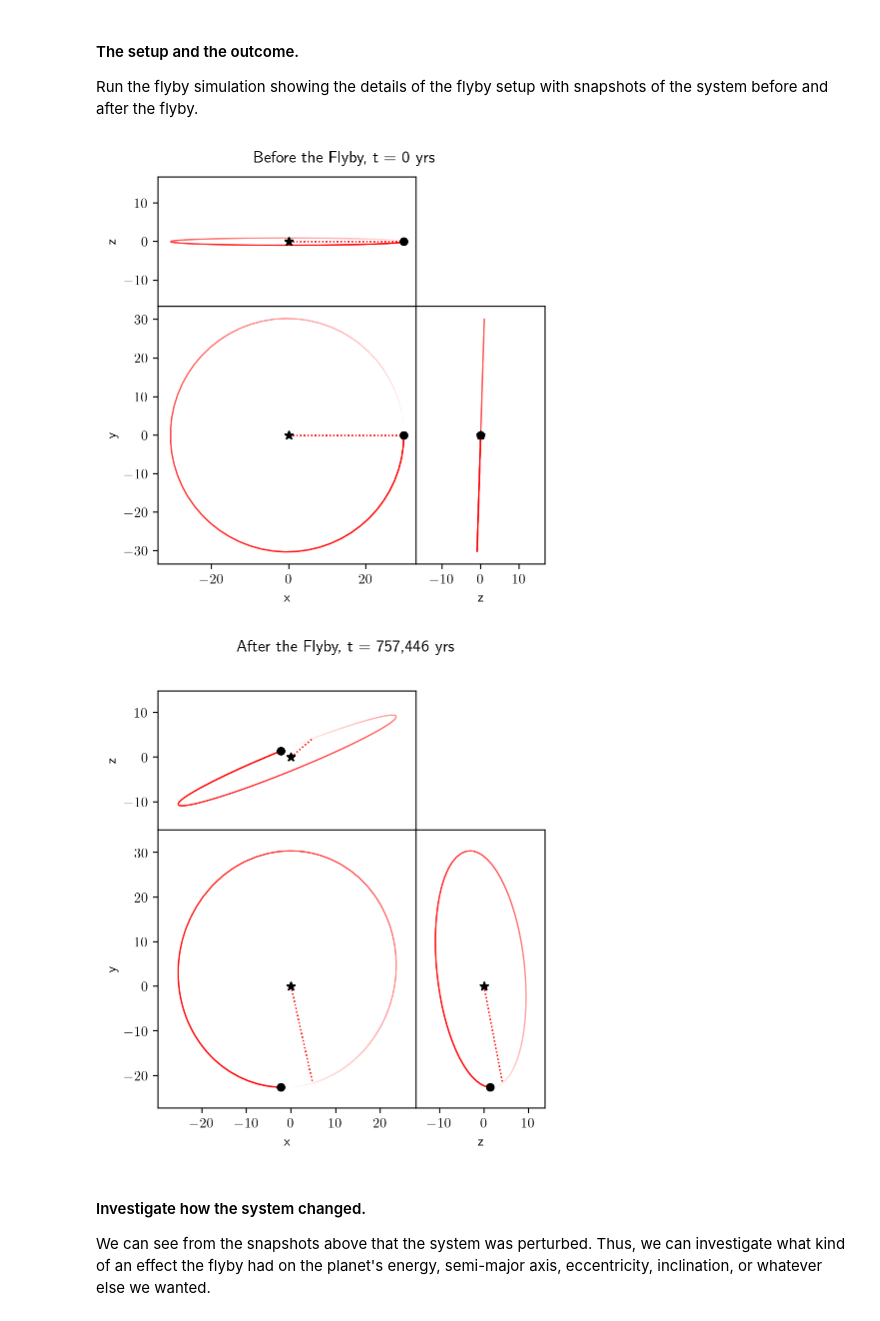
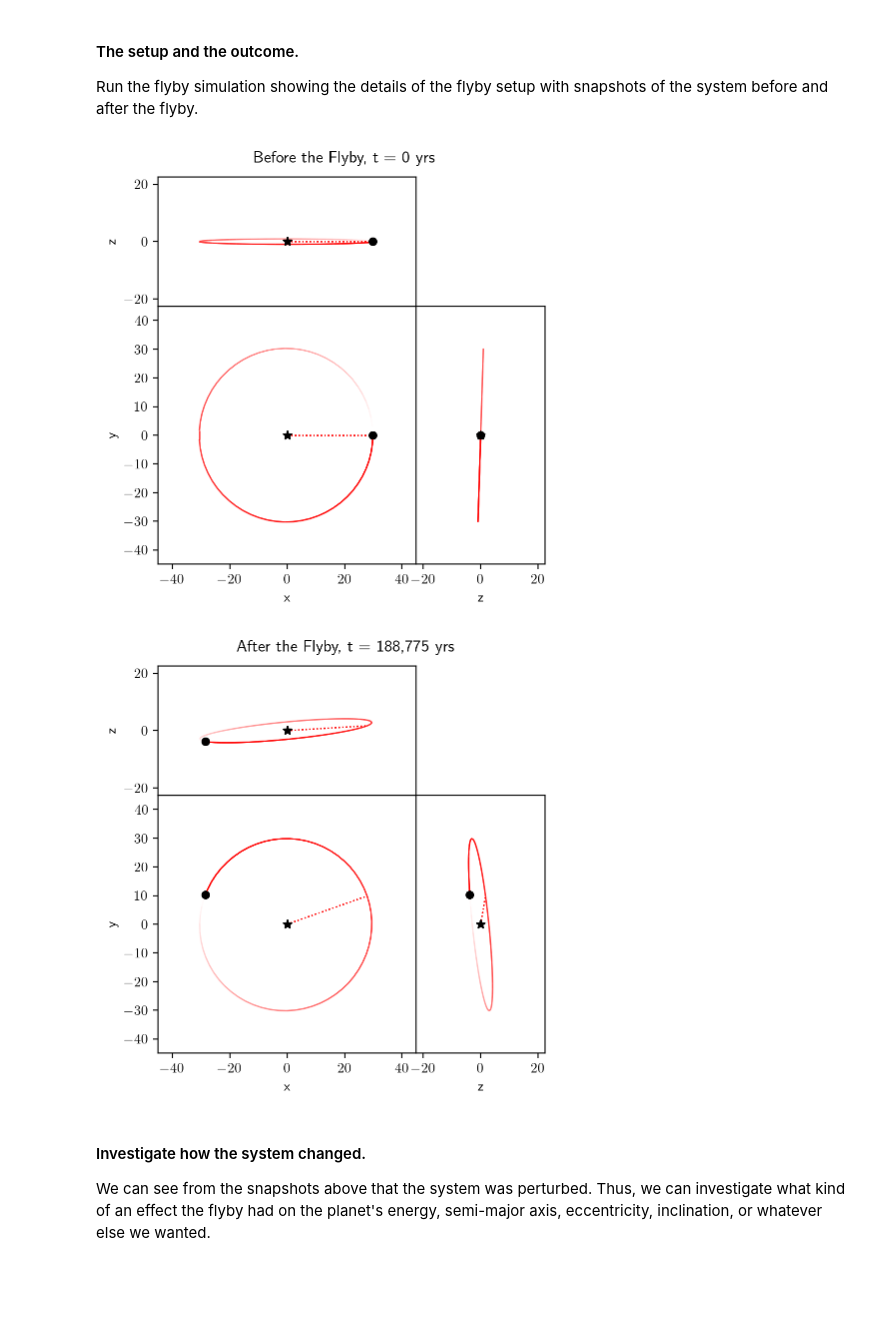
Before and after one commit to zyrxvo/airball, a Jupyter notebook: docs/examples/basics.ipynb, the cells around one changed output. Drawn from its saved outputs; the diff is of its cells as text; code cells hidden in the pictures; blank space fills up the shorter version.

```diff
--- a/docs/examples/basics.ipynb
+++ b/docs/examples/basics.ipynb
@@ -47,7 +47,7 @@ pi = np.pi
 twopi = 2.*pi
 
 # Set the orbital elements of the flyby star
-# Simulate a randomly oriented, 1 solar mass stellar flyby with relative velocity of 5 km/s, and an impact parameter of 100 AU.
-star = airball.Star(m = 1 * u.solMass, b = 120 * u.au, v = 5 * u.km/u.s, inc = 1.12 * u.rad, omega = 1.09 * u.rad, Omega = 0.97 * u.rad, UNIT_SYSTEM=[u.deg])
+# Simulate a randomly oriented, 1 solar mass stellar flyby with relative velocity of 5 km/s, and an impact parameter of 120 AU.
+star = airball.Star(m = 1 * u.solMass, b = 120 * u.au, v = 5 * u.km/u.s, inc = 0.72 * u.rad, omega = 0.19 * u.rad, Omega = 0.37 * u.rad, UNIT_SYSTEM=[u.deg])
 star
 # %% [output]
@@ -61,10 +61,7 @@ def setup():
     sim = rebound.Simulation()
     sim.add(m=1)
     sim.add(m=5.151e-5, a=30.278, e=0.013, inc=0.031, omega=0, Omega=0, f=0)
-
-    sim.integrator = 'whfast'
-    sim.ri_whfast.safe_mode = 0
-    sim.dt = 0.01 * sim.particles[1].P
+    # sim.integrator = 'ias15'
     sim.move_to_com()
     return sim
 # %% [markdown]
@@ -73,18 +70,21 @@ Run the flyby simulation showing the details of the flyby setup with snapshots o
 # %%
 sim = setup()
 
-ops = rebound.OrbitPlotSet(sim, color=True, periastron=True)
+sim.move_to_hel()
+ops = rebound.OrbitPlotSet(sim, color=True, periastron=True, xlim=[-45,45], ylim=[-45,45])
 ops.fig.suptitle(f'Before the Flyby, t = {sim.t/twopi:,.0f} yrs', y=0.77)
 plt.show()
 
+sim.move_to_com()
 sim_after = airball.flyby(sim, star)
 
-ops = rebound.OrbitPlotSet(sim_after, color=True, periastron=True)
-ops.fig.suptitle(f'After the Flyby, t = {sim_after.t/twopi:,.0f} yrs', y=0.82)
+sim_after.move_to_hel()
+ops = rebound.OrbitPlotSet(sim_after, color=True, periastron=True, xlim=[-45,45], ylim=[-45,45])
+ops.fig.suptitle(f'After the Flyby, t = {sim_after.t/twopi:,.0f} yrs', y=0.77)
 plt.show()
 # %% [output]
-[figure, old version]
+[figure, new version]
-[figure, old version]
+[figure, new version]
 # %% [markdown]
 #### Investigate how the system changed.
 We can see from the snapshots above that the system was perturbed. Thus, we can investigate what kind of an effect the flyby had on the planet's energy, semi-major axis, eccentricity, inclination, or whatever else we wanted.
```
Also changed, not shown: parts of 15 cells of this notebook, 4 other files.
